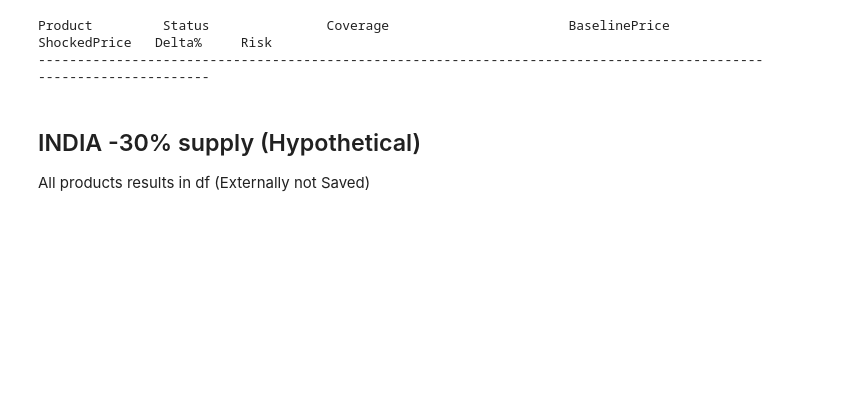
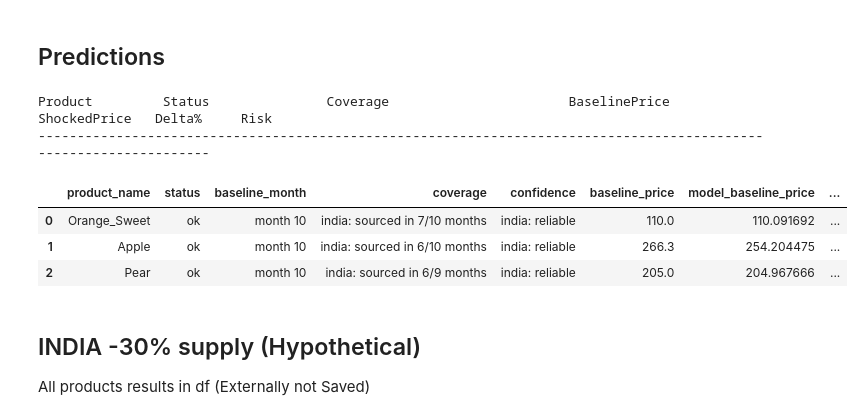
Before and after one commit to kamalpokhara/apioloooo, a Jupyter notebook: src/004scenario_test.ipynb, the cells around one changed output. Drawn from its saved outputs; the diff is of its cells as text; code cells hidden in the pictures; blank space fills up the shorter version.

```diff
--- a/src/004scenario_test.ipynb
+++ b/src/004scenario_test.ipynb
@@ -10,6 +16,8 @@ cat_cols = ['product_name', 'category', 'unit']
 import inspect
 from scenario_engine004 import run_product_scenario
 # print(inspect.getsource(run_product_scenario))
+# %% [markdown]
+## Predictions
 # %%
 pd.set_option('display.max_rows', None)        # show all rows
 pd.set_option('display.max_columns', None)     # show all columns
@@ -24,34 +32,38 @@ imp_cols = [c for c in ['india', 'china', 'bhutan'] if c in src_cols]
 feature_cols = (
     ['product_name', 'category', 'unit', 'm_sin', 'm_cos', 'n_sources',
      'herfindahl', 'import_share', 'domestic_share', 'n_months_present',
      'india_share', 'china_share', 'bhutan_share', 'avg_price_lag1']
     + src_cols
 )
 
 booster = lgb.Booster(model_file='../models/price_surrogate_final.txt')
 product_vol_stats = pd.read_parquet('../data/processed/product_volume_stats.parquet').reset_index()
 with open('../data/processed/risk_scaling_ref.json') as f:
     scaling_ref = json.load(f)
 
 # ---- test a mix: heavy India sourcing, sparse India sourcing, zero India sourcing ----
 test_products = ['Orange_Sweet', 'Apple', 'Pear', 'Potato', 'Sugarcane']
 
 print(f"{'Product':<15} {'Status':<20} {'Coverage':<30} {'BaselinePrice':>13} {'ShockedPrice':>13} {'Delta%':>8} {'Risk':>8}")
 print("-" * 115)
 
 rows = []
 for p in test_products:
     result = run_product_scenario(
         d, p, {'india': 0.7}, booster, feature_cols,
         cat_cols, product_vol_stats, scaling_ref, src_cols, imp_cols
     )
     rows.append(result)
 
 results_df = pd.DataFrame(rows)
-# results_df.head()
+results_df.head(3)
 # %% [output]
 Product         Status               Coverage                       BaselinePrice  ShockedPrice   Delta%     Risk
 -------------------------------------------------------------------------------------------------------------------
+|  | product_name | status | baseline_month | coverage | confidence | baseline_price | model_baseline_price | ... |
+| 0 | Orange_Sweet | ok | month 10 | india: sourced in 7/10 months | india: reliable | 110.0 | 110.091692 | ... |
+| 1 | Apple | ok | month 10 | india: sourced in 6/10 months | india: reliable | 266.3 | 254.204475 | ... |
+| 2 | Pear | ok | month 10 | india: sourced in 6/9 months | india: reliable | 205.0 | 204.967666 | ... |
 # %% [markdown]
 ## INDIA -30% supply (Hypothetical)
 All products results in df (Externally not Saved)
```
Also changed, not shown: parts of 21 cells of this notebook, 30 other files.
